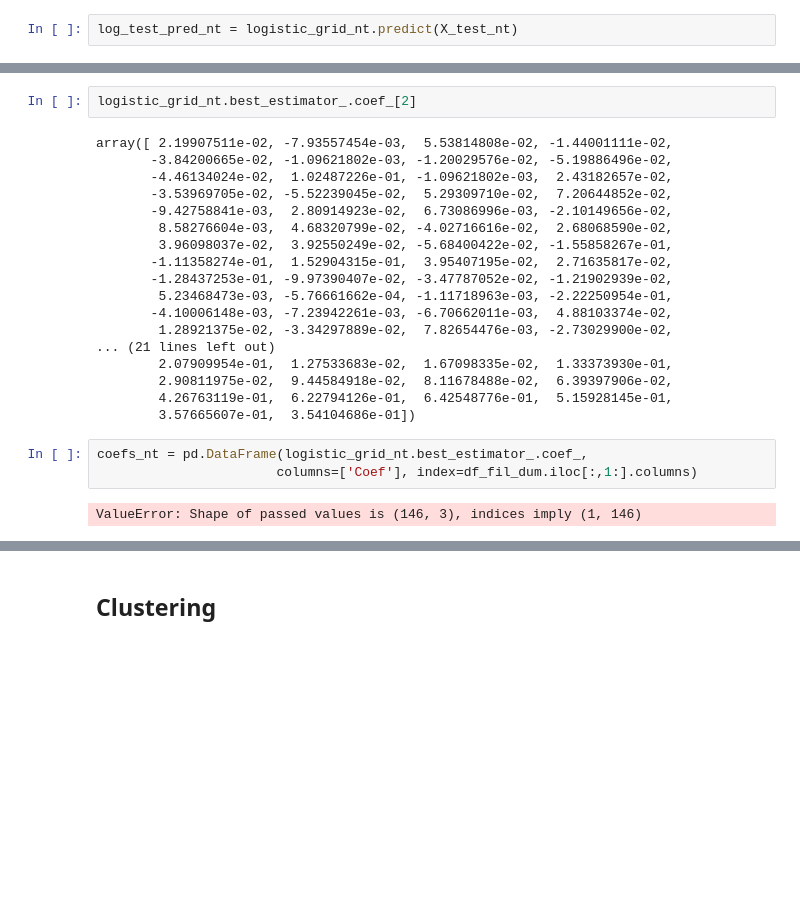
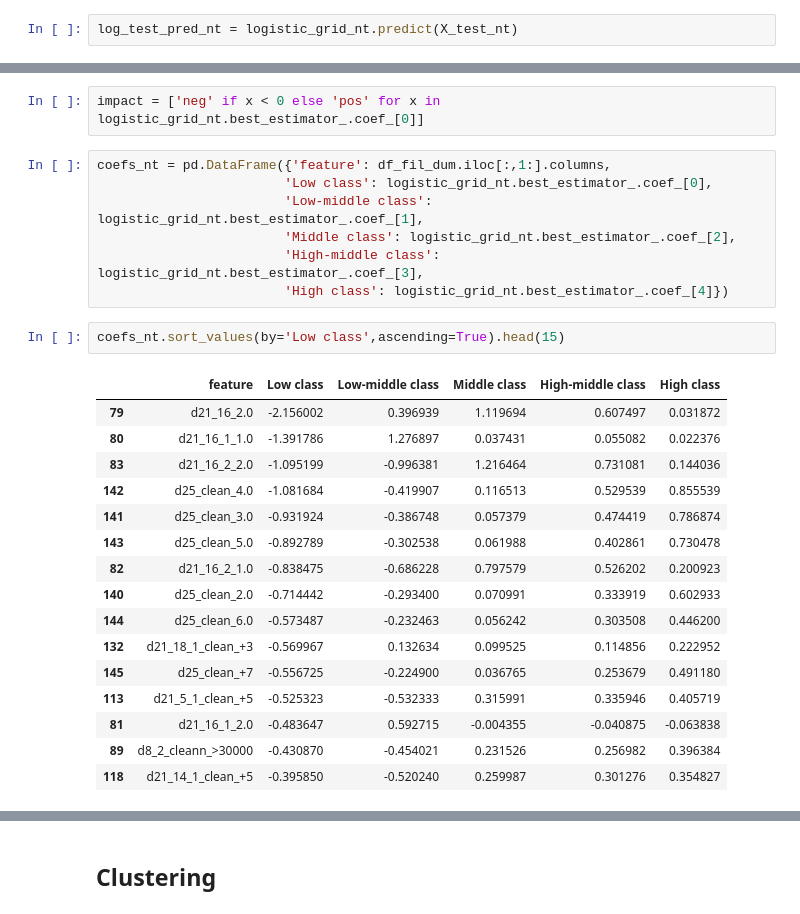
Before and after one commit to gonzaferreiro/SES_Uruguay, a Jupyter notebook: SES_Uruguay.ipynb, the cells around one changed output, grey strips where cells are left out. Drawn from its saved outputs; the diff is of its cells as text; blank space fills up the shorter version.

```diff
--- a/SES_Uruguay.ipynb
+++ b/SES_Uruguay.ipynb
@@ -532,25 +551,28 @@ plt.show()
-# %%
-logistic_grid_nt.best_estimator_.coef_[2]
-# %% [output]
-array([ 2.19907511e-02, -7.93557454e-03,  5.53814808e-02, -1.44001111e-02,
-       -3.84200665e-02, -1.09621802e-03, -1.20029576e-02, -5.19886496e-02,
-       -4.46134024e-02,  1.02487226e-01, -1.09621802e-03,  2.43182657e-02,
-       -3.53969705e-02, -5.52239045e-02,  5.29309710e-02,  7.20644852e-02,
-       -9.42758841e-03,  2.80914923e-02,  6.73086996e-03, -2.10149656e-02,
-        8.58276604e-03,  4.68320799e-02, -4.02716616e-02,  2.68068590e-02,
-        3.96098037e-02,  3.92550249e-02, -5.68400422e-02, -1.55858267e-01,
-       -1.11358274e-01,  1.52904315e-01,  3.95407195e-02,  2.71635817e-02,
-       -1.28437253e-01, -9.97390407e-02, -3.47787052e-02, -1.21902939e-02,
-        5.23468473e-03, -5.76661662e-04, -1.11718963e-03, -2.22250954e-01,
-       -4.10006148e-03, -7.23942261e-03, -6.70662011e-03,  4.88103374e-02,
-        1.28921375e-02, -3.34297889e-02,  7.82654476e-03, -2.73029900e-02,
-... (21 lines left out)
-        2.07909954e-01,  1.27533683e-02,  1.67098335e-02,  1.33373930e-01,
-        2.90811975e-02,  9.44584918e-02,  8.11678488e-02,  6.39397906e-02,
-        4.26763119e-01,  6.22794126e-01,  6.42548776e-01,  5.15928145e-01,
-        3.57665607e-01,  3.54104686e-01])
-# %%
-coefs_nt = pd.DataFrame(logistic_grid_nt.best_estimator_.coef_,
-                       columns=['Coef'], index=df_fil_dum.iloc[:,1:].columns)
-# %% [output]
-ValueError: Shape of passed values is (146, 3), indices imply (1, 146)
+# %%
+impact = ['neg' if x < 0 else 'pos' for x in logistic_grid_nt.best_estimator_.coef_[0]]
+# %%
+coefs_nt = pd.DataFrame({'feature': df_fil_dum.iloc[:,1:].columns,
+                        'Low class': logistic_grid_nt.best_estimator_.coef_[0],
+                        'Low-middle class': logistic_grid_nt.best_estimator_.coef_[1],
+                        'Middle class': logistic_grid_nt.best_estimator_.coef_[2],
+                        'High-middle class': logistic_grid_nt.best_estimator_.coef_[3],
+                        'High class': logistic_grid_nt.best_estimator_.coef_[4]})
+# %%
+coefs_nt.sort_values(by='Low class',ascending=True).head(15)
+# %% [output]
+|  | feature | Low class | Low-middle class | Middle class | High-middle class | High class |
+| 79 | d21_16_2.0 | -2.156002 | 0.396939 | 1.119694 | 0.607497 | 0.031872 |
+| 80 | d21_16_1_1.0 | -1.391786 | 1.276897 | 0.037431 | 0.055082 | 0.022376 |
+| 83 | d21_16_2_2.0 | -1.095199 | -0.996381 | 1.216464 | 0.731081 | 0.144036 |
+| 142 | d25_clean_4.0 | -1.081684 | -0.419907 | 0.116513 | 0.529539 | 0.855539 |
+| 141 | d25_clean_3.0 | -0.931924 | -0.386748 | 0.057379 | 0.474419 | 0.786874 |
+| 143 | d25_clean_5.0 | -0.892789 | -0.302538 | 0.061988 | 0.402861 | 0.730478 |
+| 82 | d21_16_2_1.0 | -0.838475 | -0.686228 | 0.797579 | 0.526202 | 0.200923 |
+| 140 | d25_clean_2.0 | -0.714442 | -0.293400 | 0.070991 | 0.333919 | 0.602933 |
+| 144 | d25_clean_6.0 | -0.573487 | -0.232463 | 0.056242 | 0.303508 | 0.446200 |
+| 132 | d21_18_1_clean_+3 | -0.569967 | 0.132634 | 0.099525 | 0.114856 | 0.222952 |
+| 145 | d25_clean_+7 | -0.556725 | -0.224900 | 0.036765 | 0.253679 | 0.491180 |
+| 113 | d21_5_1_clean_+5 | -0.525323 | -0.532333 | 0.315991 | 0.335946 | 0.405719 |
+| 81 | d21_16_1_2.0 | -0.483647 | 0.592715 | -0.004355 | -0.040875 | -0.063838 |
+| 89 | d8_2_cleann_>30000 | -0.430870 | -0.454021 | 0.231526 | 0.256982 | 0.396384 |
+| 118 | d21_14_1_clean_+5 | -0.395850 | -0.520240 | 0.259987 | 0.301276 | 0.354827 |
```
Also changed, not shown: parts of 9 cells of this notebook.
